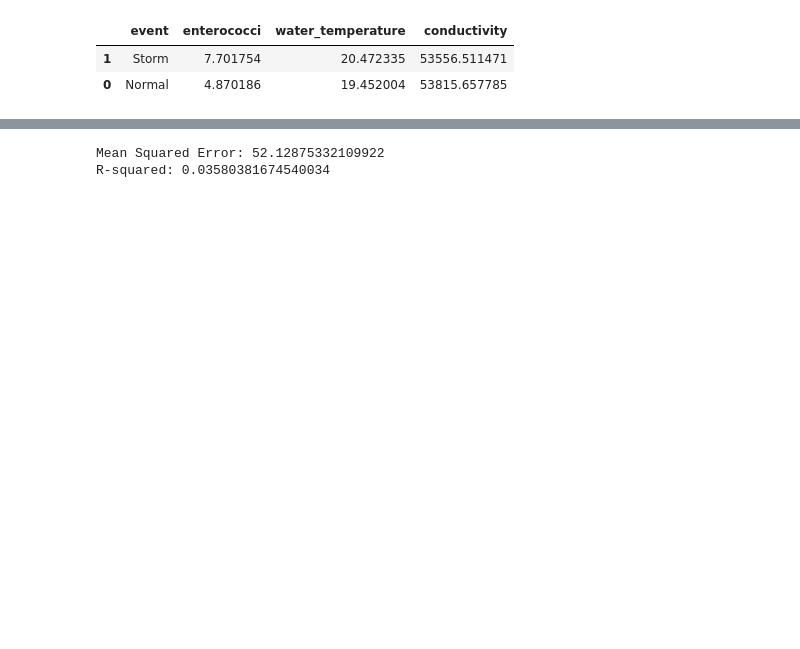
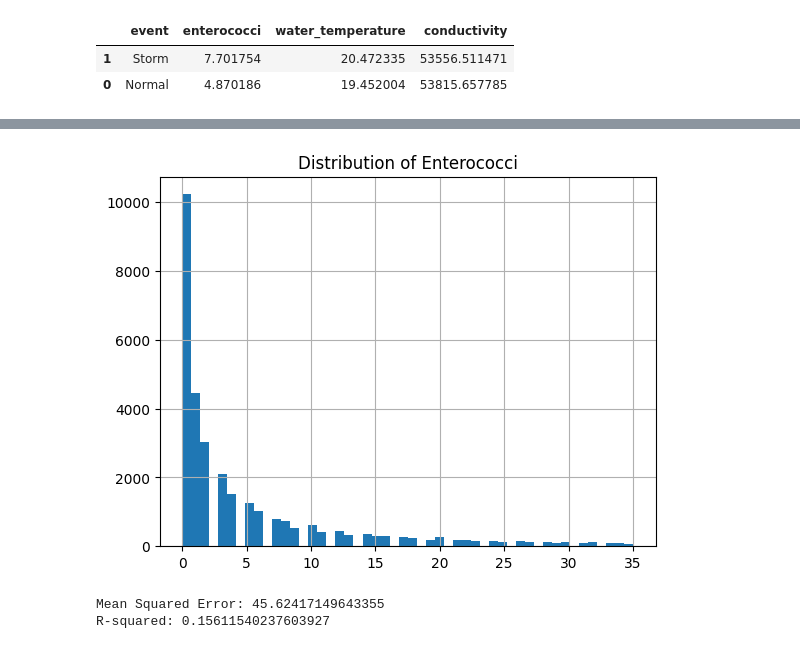
Before and after one commit to ipktpz/beach_water_quality, a Jupyter notebook: sydney_water_quality.ipynb, the cells around one changed output, grey strips where cells are left out. Saved outputs shown, nothing was run; the diff lists cells and outputs as text; code cells hidden in the pictures; blank space fills up the shorter version.

```diff
--- a/sydney_water_quality.ipynb
+++ b/sydney_water_quality.ipynb
@@ -268,3 +269,8 @@ event_quality.head(10)
 |  | event | enterococci | water_temperature | conductivity |
 | 1 | Storm | 7.701754 | 20.472335 | 53556.511471 |
 | 0 | Normal | 4.870186 | 19.452004 | 53815.657785 |
+# %%
+merged_data.head(10)
+merged_data['season'] = merged_data['month'].apply(month_to_season)
+merged_data.head(10)
+merged_data.info()
@@ -271,14 +295,41 @@ event_quality.head(10)
+# %%
+import matplotlib.pyplot as plt
+merged_data['enterococci'].hist(bins=50)
+plt.title('Distribution of Enterococci')
+plt.show()
+# %% [output]
+[figure, added]
 # %%
 # Can we predict enterococci levels from weather variables?
 from sklearn.model_selection import train_test_split
-from sklearn.linear_model import LinearRegression
+from sklearn.ensemble import GradientBoostingRegressor
 # Prepare the data for modeling
-X = merged_data[[ 'precipitation_mm', 'water_temperature', 'conductivity']]
+merged_data['season'] = merged_data['month'].apply(month_to_season)
+# Convert season to categorical codes
+merged_data['season_code'] = merged_data['season'].astype('category').cat.codes
+merged_data['event_code'] = merged_data['event'].astype('category').cat.codes
+merged_data['region_code'] = merged_data['region'].astype('category').cat.codes
+merged_data['beach_code'] = merged_data['beach'].astype('category').cat.codes
+
+
+
+X = merged_data[['precipitation_mm',  'conductivity',  'month','latitude', 'longitude']]
+
+
+# Convert categorical and datetime columns to numeric
+X = X.copy()
+X['month'] = X['month'].astype(int)  # Ensure month is treated as numeric
+X['latitude'] = X['latitude'].astype(float)
+X['longitude'] = X['longitude'].astype(float)
+import numpy as np
+# Handle any NaN values in the features
+X = X.replace([np.inf, -np.inf], np.nan).dropna()
+# Define the target variable
 y = merged_data['enterococci']
 # Split the data into training and testing sets
 X_train, X_test, y_train, y_test = train_test_split(X, y, test_size=0.2, random_state=42)
 # Create and train the model
-model = LinearRegression()
+model = GradientBoostingRegressor(random_state=42)
 model.fit(X_train, y_train)
 # Evaluate the model
 from sklearn.metrics import mean_squared_error, r2_score
@@ -288,5 +339,5 @@ r2 = r2_score(y_test, y_pred)
 print(f'Mean Squared Error: {mse}')
 print(f'R-squared: {r2}')
 # %% [output]
-Mean Squared Error: 52.12875332109922
-R-squared: 0.03580381674540034
+Mean Squared Error: 45.62417149643355
+R-squared: 0.15611540237603927
```
Also changed, not shown: parts of 6 cells of this notebook.
